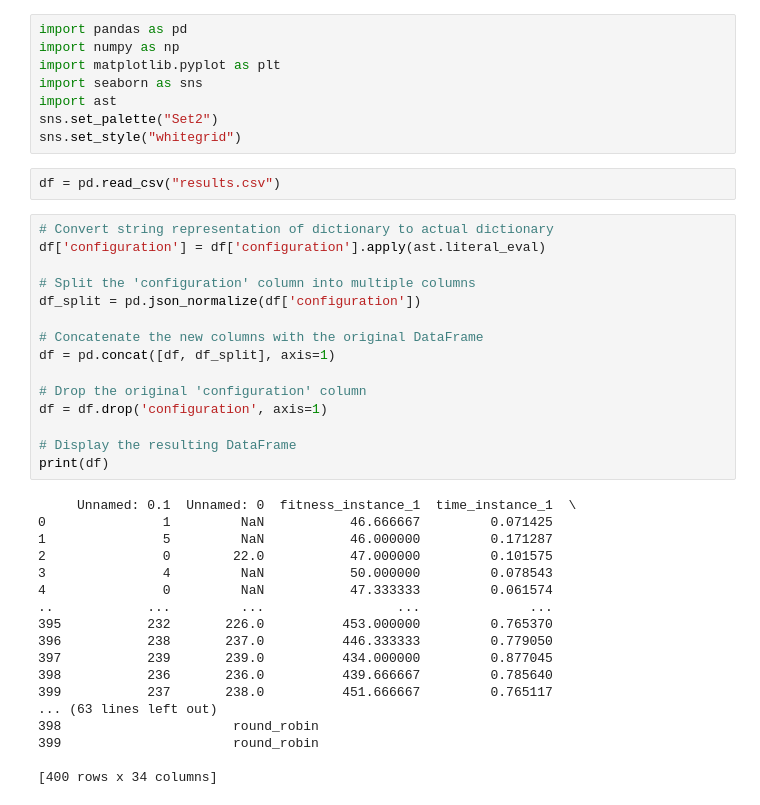
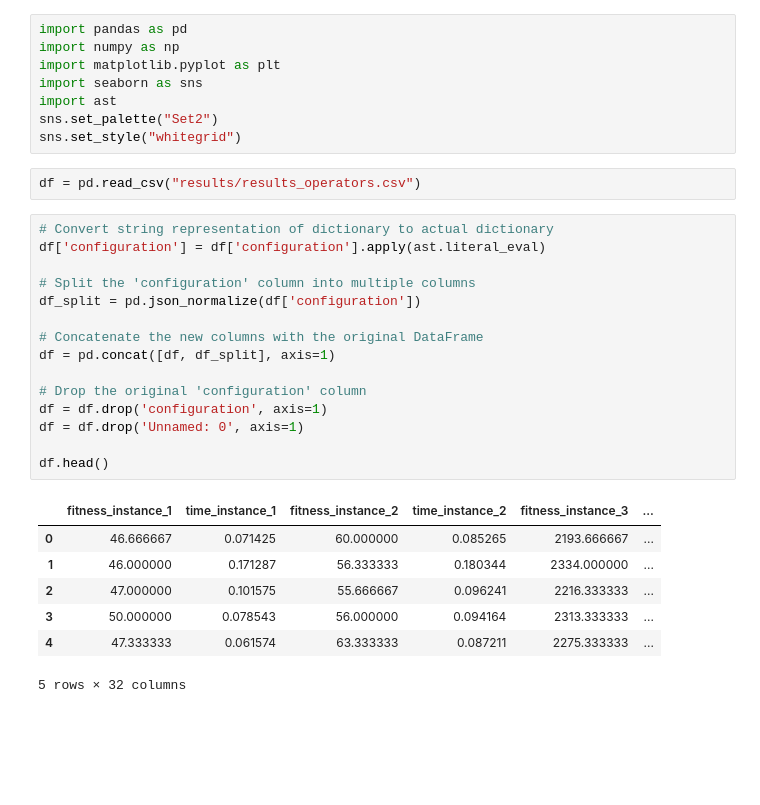
Before and after one commit to danieleborghe/optimization-project-2-UPV, a Jupyter notebook: results_analysis_operators.ipynb, the cells around one changed output. Cells and saved outputs as stored; diff of their text form; blank space fills up the shorter version.

```diff
--- a/results_analysis_operators.ipynb
+++ b/results_analysis_operators.ipynb
@@ -7,37 +7,27 @@ import ast
 sns.set_palette("Set2")
 sns.set_style("whitegrid")
 # %%
-df = pd.read_csv("results.csv")
+df = pd.read_csv("results/results_operators.csv")
 # %%
 # Convert string representation of dictionary to actual dictionary
 df['configuration'] = df['configuration'].apply(ast.literal_eval)
 
 # Split the 'configuration' column into multiple columns
 df_split = pd.json_normalize(df['configuration'])
 
 # Concatenate the new columns with the original DataFrame
 df = pd.concat([df, df_split], axis=1)
 
 # Drop the original 'configuration' column
 df = df.drop('configuration', axis=1)
+df = df.drop('Unnamed: 0', axis=1)
 
-# Display the resulting DataFrame
-print(df)
+df.head()
 # %% [output]
+|  | fitness_instance_1 | time_instance_1 | fitness_instance_2 | time_instance_2 | fitness_instance_3 | ... |
+| 0 | 46.666667 | 0.071425 | 60.000000 | 0.085265 | 2193.666667 | ... |
+| 1 | 46.000000 | 0.171287 | 56.333333 | 0.180344 | 2334.000000 | ... |
+| 2 | 47.000000 | 0.101575 | 55.666667 | 0.096241 | 2216.333333 | ... |
+| 3 | 50.000000 | 0.078543 | 56.000000 | 0.094164 | 2313.333333 | ... |
+| 4 | 47.333333 | 0.061574 | 63.333333 | 0.087211 | 2275.333333 | ... |
-     Unnamed: 0.1  Unnamed: 0  fitness_instance_1  time_instance_1  \
-0               1         NaN           46.666667         0.071425
-1               5         NaN           46.000000         0.171287
-2               0        22.0           47.000000         0.101575
-3               4         NaN           50.000000         0.078543
-4               0         NaN           47.333333         0.061574
-..            ...         ...                 ...              ...
-395           232       226.0          453.000000         0.765370
-396           238       237.0          446.333333         0.779050
-397           239       239.0          434.000000         0.877045
-398           236       236.0          439.666667         0.785640
-399           237       238.0          451.666667         0.765117
-... (63 lines left out)
-398                      round_robin
-399                      round_robin
-
-[400 rows x 34 columns]
+5 rows × 32 columns
```
Also changed, not shown: parts of 16 cells of this notebook, 14 other files.
